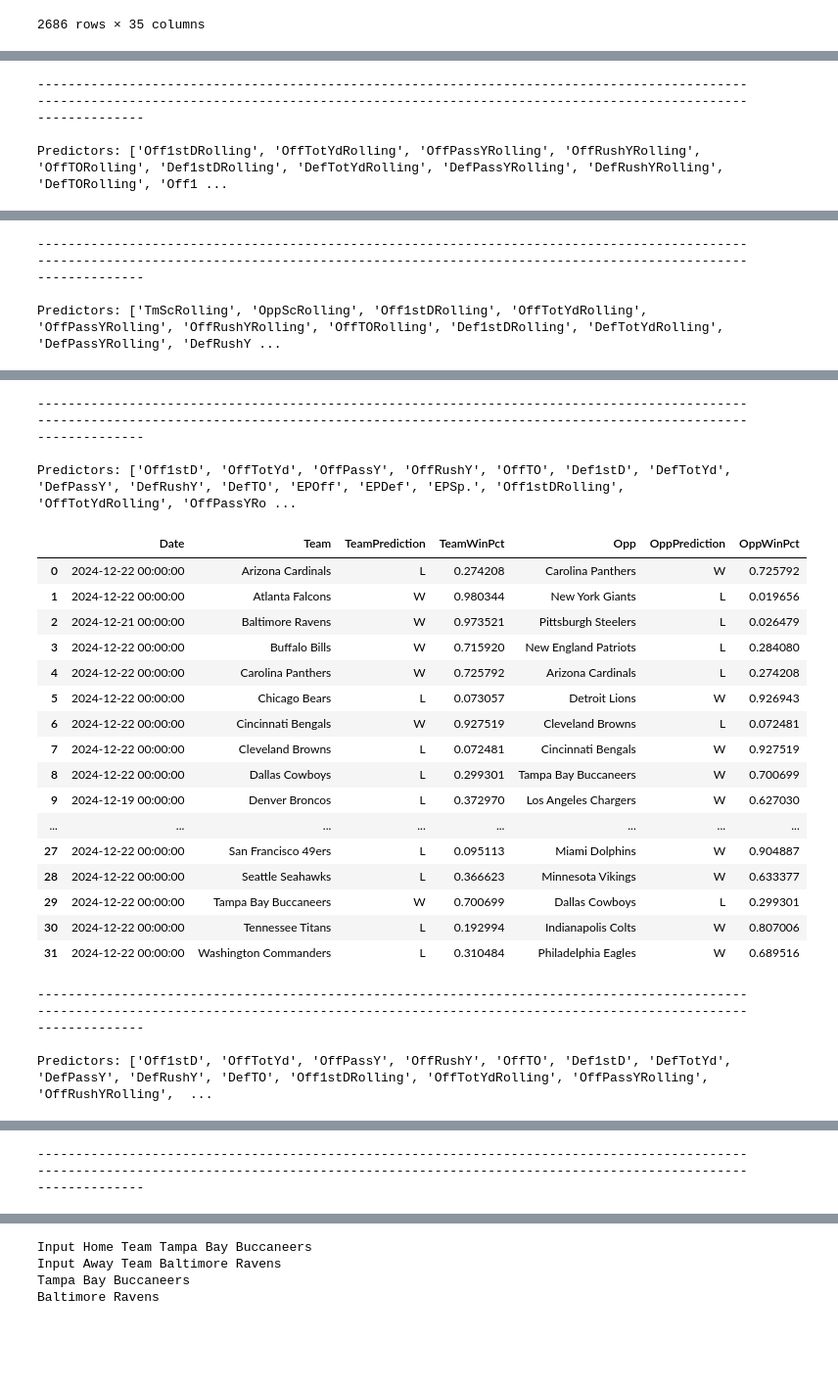
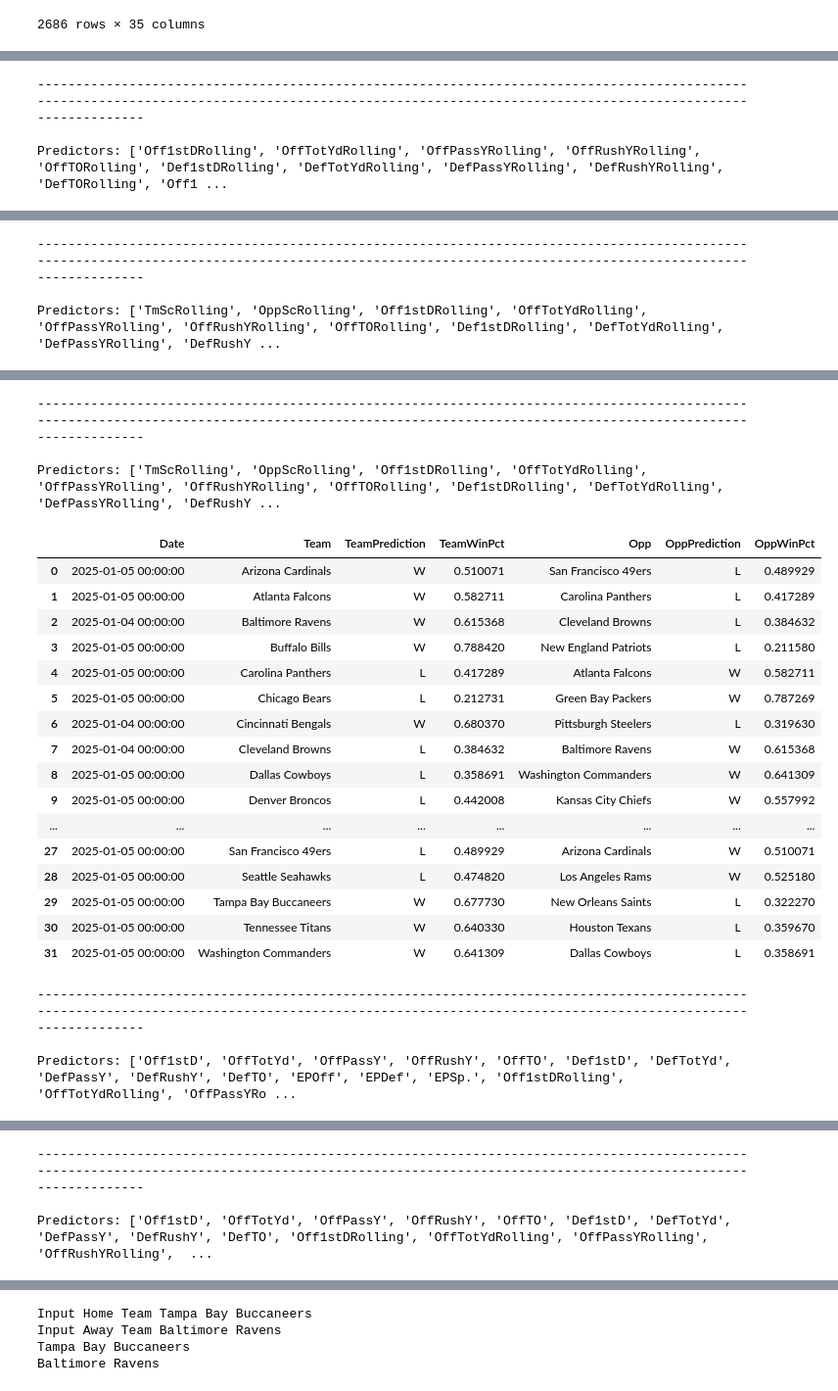
Before and after one commit to Meherzan-Gai/nfl-win-predictor, a Jupyter notebook: predictor.ipynb, the cells around one changed output, grey strips where cells are left out. Shown: that part at 98% size. Cells and saved outputs as stored; diff of their text form; code cells hidden in the pictures; blank space fills up the shorter version.

Commit message:
Added in win rates for both the home team and opponent

```diff
--- a/predictor.ipynb
+++ b/predictor.ipynb
@@ -114,20 +114,20 @@ def make_predictions(data, predVals):
 # %%
 def rolling_averages(team, cols, new_cols):
     team = team.sort_values('Date')
-    opp = team['Opp']
 
+    # The standard 3-week average for stats to determine "form"
     rolling_stats_3 = team[cols].rolling(3, closed='left').mean()
 
-    # Compute 2-week rolling average for rows still null
+    # 2-week rolling average for the 3rd week games
     rolling_stats_2 = team[cols].rolling(2, closed='left').mean()
 
-    # Compute 1-week rolling average (previous week) for rows still null
+    # 1-week rolling average (previous week) for 2nd week games
     rolling_stats_1 = team[cols].rolling(1, closed='left').mean()
 
-    # Combine these, filling NaN values progressively
+    # Combining them
     rolling_stats = rolling_stats_3.fillna(rolling_stats_2).fillna(rolling_stats_1)
 
-    # Set any remaining NaN values to 0
+    # Filling first week with 0's as no there are no rolling averages
     rolling_stats = rolling_stats.fillna(0)
 
     team[new_cols] = rolling_stats
@@ -134,0 +170,3 @@ def rolling_averages(team, cols, new_cols):
+# %%
+test = matches.set_index('TeamYear').groupby('TeamYear').apply(lambda x: rolling_win_pct(x),include_groups = False)
+display(test)
@@ -135,10 +188,7 @@ def rolling_averages(team, cols, new_cols):
 # %%
 
 #Used to bypass deprecation warning but still have the 'Team' index included in the dataframe
-team_cols = ['TmSc', 'OppSc', 'Off1stD', 'OffTotYd', 'OffPassY',
-       'OffRushY', 'OffTO', 'Def1stD', 'DefTotYd', 'DefPassY', 'DefRushY',
-       'DefTO', 'EPOff', 'EPDef', 'EPSp.']
-opp_cols = ['TmSc', 'OppSc', 'Off1stD', 'OffTotYd', 'OffPassY',
+cols = ['TmSc', 'OppSc', 'Off1stD', 'OffTotYd', 'OffPassY',
        'OffRushY', 'OffTO', 'Def1stD', 'DefTotYd', 'DefPassY', 'DefRushY',
        'DefTO', 'EPOff', 'EPDef', 'EPSp.']
 new_cols = [f'{col}Rolling' for col in cols]
@@ -146,6 +196,10 @@ new_cols = [f'{col}Rolling' for col in cols]
 num_season_games = 3
 
 matches_rolling = matches.set_index('TeamYear').groupby('TeamYear').apply(lambda x: rolling_averages(x, cols, new_cols),include_groups = False)
+matches_rolling = matches_rolling.droplevel(0)
+matches_rolling = matches_rolling.reset_index()
+
+matches_rolling = matches_rolling.set_index('TeamYear').groupby('TeamYear').apply(lambda x: rolling_win_pct(x),include_groups = False)
 matches_rolling = matches_rolling.droplevel(0)
 matches_rolling = matches_rolling.reset_index()
 
@@ -206,6 +260,18 @@ predictorTests.append(['TmScRolling', 'OppScRolling', 'Off1stDRolling', 'OffTotY
                        'Def1stDRolling_Opp', 'DefTotYdRolling_Opp', 'DefPassYRolling_Opp', 'DefRushYRolling_Opp',
                        'DefTORolling_Opp'])
 
+
+predictorTests.append(['TmScRolling', 'OppScRolling', 'Off1stDRolling', 'OffTotYdRolling', 'OffPassYRolling', 'OffRushYRolling', 'OffTORolling',
+                       'Def1stDRolling', 'DefTotYdRolling', 'DefPassYRolling', 'DefRushYRolling', 'DefTORolling',
+
+                       'TmScRolling_Opp', 'OppScRolling_Opp',
+                       'Off1stDRolling_Opp', 'OffTotYdRolling_Opp', 'OffPassYRolling_Opp','OffRushYRolling_Opp', 'OffTORolling_Opp',
+                       'Def1stDRolling_Opp', 'DefTotYdRolling_Opp', 'DefPassYRolling_Opp', 'DefRushYRolling_Opp',
+                       'DefTORolling_Opp', 'WinPctRolling', 'WinPctRolling_Opp'])
+
+
+
+
 predictorTests.append(['Off1stD', 'OffTotYd', 'OffPassY', 'OffRushY', 'OffTO', 'Def1stD',
                        'DefTotYd', 'DefPassY', 'DefRushY', 'DefTO', 'EPOff', 'EPDef', 'EPSp.', 'Off1stDRolling', 'OffTotYdRolling', 'OffPassYRolling', 'OffRushYRolling', 'OffTORolling',
                        'Def1stDRolling', 'DefTotYdRolling', 'DefPassYRolling', 'DefRushYRolling', 'DefTORolling'])
@@ -285,7 +351,7 @@ Name: count, dtype: int64
 # %%
 ## get week 18 games
 week18 = matches_rolling[matches_rolling['Season'] == 2024].copy(deep = True)
-week18 = week18[week18['Week'] == 16]
+week18 = week18[week18['Week'] == 18]
 rf_idx = 0
 predictors = ['Home/AwayCode', 'TeamCode', 'OppCode']
 #predictorCols = ['Off1stD', 'OffTotYd', 'OffPassY', 'OffRushY', 'OffTO', 'Def1stD', 'DefTotYd',
@@ -399,24 +465,24 @@ Predictors: ['TmScRolling', 'OppScRolling', 'Off1stDRolling', 'OffTotYdRolling',
 --------------------------------------------------------------------------------------------------------------------------------------------------------------------------------------------------------
 
-Predictors: ['Off1stD', 'OffTotYd', 'OffPassY', 'OffRushY', 'OffTO', 'Def1stD', 'DefTotYd', 'DefPassY', 'DefRushY', 'DefTO', 'EPOff', 'EPDef', 'EPSp.', 'Off1stDRolling', 'OffTotYdRolling', 'OffPassYRo ...
+Predictors: ['TmScRolling', 'OppScRolling', 'Off1stDRolling', 'OffTotYdRolling', 'OffPassYRolling', 'OffRushYRolling', 'OffTORolling', 'Def1stDRolling', 'DefTotYdRolling', 'DefPassYRolling', 'DefRushY ...
 |  | Date | Team | TeamPrediction | TeamWinPct | Opp | OppPrediction | OppWinPct |
-| 0 | 2024-12-22 00:00:00 | Arizona Cardinals | L | 0.274208 | Carolina Panthers | W | 0.725792 |
-| 1 | 2024-12-22 00:00:00 | Atlanta Falcons | W | 0.980344 | New York Giants | L | 0.019656 |
-| 2 | 2024-12-21 00:00:00 | Baltimore Ravens | W | 0.973521 | Pittsburgh Steelers | L | 0.026479 |
-| 3 | 2024-12-22 00:00:00 | Buffalo Bills | W | 0.715920 | New England Patriots | L | 0.284080 |
-| 4 | 2024-12-22 00:00:00 | Carolina Panthers | W | 0.725792 | Arizona Cardinals | L | 0.274208 |
-| 5 | 2024-12-22 00:00:00 | Chicago Bears | L | 0.073057 | Detroit Lions | W | 0.926943 |
-| 6 | 2024-12-22 00:00:00 | Cincinnati Bengals | W | 0.927519 | Cleveland Browns | L | 0.072481 |
-| 7 | 2024-12-22 00:00:00 | Cleveland Browns | L | 0.072481 | Cincinnati Bengals | W | 0.927519 |
-| 8 | 2024-12-22 00:00:00 | Dallas Cowboys | L | 0.299301 | Tampa Bay Buccaneers | W | 0.700699 |
-| 9 | 2024-12-19 00:00:00 | Denver Broncos | L | 0.372970 | Los Angeles Chargers | W | 0.627030 |
+| 0 | 2025-01-05 00:00:00 | Arizona Cardinals | W | 0.510071 | San Francisco 49ers | L | 0.489929 |
+| 1 | 2025-01-05 00:00:00 | Atlanta Falcons | W | 0.582711 | Carolina Panthers | L | 0.417289 |
+| 2 | 2025-01-04 00:00:00 | Baltimore Ravens | W | 0.615368 | Cleveland Browns | L | 0.384632 |
+| 3 | 2025-01-05 00:00:00 | Buffalo Bills | W | 0.788420 | New England Patriots | L | 0.211580 |
+| 4 | 2025-01-05 00:00:00 | Carolina Panthers | L | 0.417289 | Atlanta Falcons | W | 0.582711 |
+| 5 | 2025-01-05 00:00:00 | Chicago Bears | L | 0.212731 | Green Bay Packers | W | 0.787269 |
+| 6 | 2025-01-04 00:00:00 | Cincinnati Bengals | W | 0.680370 | Pittsburgh Steelers | L | 0.319630 |
+| 7 | 2025-01-04 00:00:00 | Cleveland Browns | L | 0.384632 | Baltimore Ravens | W | 0.615368 |
+| 8 | 2025-01-05 00:00:00 | Dallas Cowboys | L | 0.358691 | Washington Commanders | W | 0.641309 |
+| 9 | 2025-01-05 00:00:00 | Denver Broncos | L | 0.442008 | Kansas City Chiefs | W | 0.557992 |
 | ... | ... | ... | ... | ... | ... | ... | ... |
-| 27 | 2024-12-22 00:00:00 | San Francisco 49ers | L | 0.095113 | Miami Dolphins | W | 0.904887 |
-| 28 | 2024-12-22 00:00:00 | Seattle Seahawks | L | 0.366623 | Minnesota Vikings | W | 0.633377 |
-| 29 | 2024-12-22 00:00:00 | Tampa Bay Buccaneers | W | 0.700699 | Dallas Cowboys | L | 0.299301 |
-| 30 | 2024-12-22 00:00:00 | Tennessee Titans | L | 0.192994 | Indianapolis Colts | W | 0.807006 |
-| 31 | 2024-12-22 00:00:00 | Washington Commanders | L | 0.310484 | Philadelphia Eagles | W | 0.689516 |
+| 27 | 2025-01-05 00:00:00 | San Francisco 49ers | L | 0.489929 | Arizona Cardinals | W | 0.510071 |
+| 28 | 2025-01-05 00:00:00 | Seattle Seahawks | L | 0.474820 | Los Angeles Rams | W | 0.525180 |
+| 29 | 2025-01-05 00:00:00 | Tampa Bay Buccaneers | W | 0.677730 | New Orleans Saints | L | 0.322270 |
+| 30 | 2025-01-05 00:00:00 | Tennessee Titans | W | 0.640330 | Houston Texans | L | 0.359670 |
+| 31 | 2025-01-05 00:00:00 | Washington Commanders | W | 0.641309 | Dallas Cowboys | L | 0.358691 |
 --------------------------------------------------------------------------------------------------------------------------------------------------------------------------------------------------------
 
-Predictors: ['Off1stD', 'OffTotYd', 'OffPassY', 'OffRushY', 'OffTO', 'Def1stD', 'DefTotYd', 'DefPassY', 'DefRushY', 'DefTO', 'Off1stDRolling', 'OffTotYdRolling', 'OffPassYRolling', 'OffRushYRolling',  ...
+Predictors: ['Off1stD', 'OffTotYd', 'OffPassY', 'OffRushY', 'OffTO', 'Def1stD', 'DefTotYd', 'DefPassY', 'DefRushY', 'DefTO', 'EPOff', 'EPDef', 'EPSp.', 'Off1stDRolling', 'OffTotYdRolling', 'OffPassYRo ...
 |  | Date | Team | TeamPrediction | TeamWinPct | Opp | OppPrediction | OppWinPct |
@@ -439 +505,3 @@ Predictors: ['Off1stD', 'OffTotYd', 'OffPassY', 'OffRushY', 'OffTO', 'Def1stD',
 --------------------------------------------------------------------------------------------------------------------------------------------------------------------------------------------------------
+
+Predictors: ['Off1stD', 'OffTotYd', 'OffPassY', 'OffRushY', 'OffTO', 'Def1stD', 'DefTotYd', 'DefPassY', 'DefRushY', 'DefTO', 'Off1stDRolling', 'OffTotYdRolling', 'OffPassYRolling', 'OffRushYRolling',  ...
```
Also changed, not shown: parts of 4 cells of this notebook.
